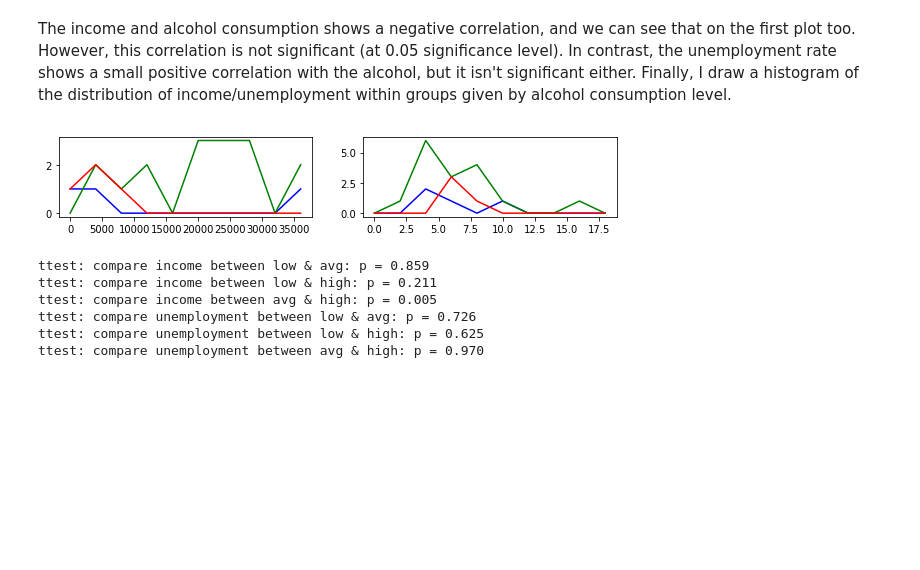
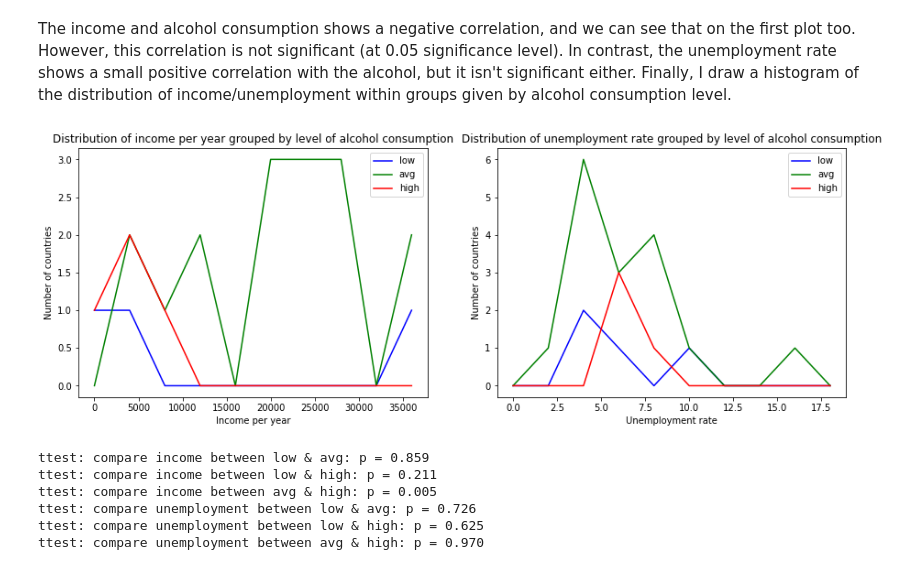
Before and after one commit to sborde/udacity-dand, a Jupyter notebook: P2_IntroToDataAnalysis/IntroToDataAnalysis_FinalProject.ipynb, the cells around one changed output. Saved outputs shown, nothing was run; the diff lists cells and outputs as text; code cells hidden in the pictures; blank space fills up the shorter version.

```diff
--- a/P2_IntroToDataAnalysis/IntroToDataAnalysis_FinalProject.ipynb
+++ b/P2_IntroToDataAnalysis/IntroToDataAnalysis_FinalProject.ipynb
@@ -68,7 +68,7 @@ My third (bonus) question was to inspect the state of Hungary, so I saved it for
 print('Number of countries in the original dataset: {}'.format(len(df)))
 
 df_hun = df.loc['Hungary'] #Save Hungary for later usage
-df = df[~(df.isnull().any(axis=1))] # Remove countries with missing value
+df = df.dropna() # Remove countries with missing value
 
 print('Number of countries after removing missing value: {}'.format(len(df)))
 # %% [output]
@@ -100,9 +102,12 @@ Possible utlier country based on alcohol consumption: Turkey
 I examined the three independent variable too the same way.
 # %%
 histogram_list = [[] for i in range(0, 3)]
+xlabel_list = ['Smoking adult %', 'Income per year $', 'Unemployment rate']
 plt.figure(figsize=(15,5))
 for i in range(1, 4) :
     plt.subplot(1, 3, i)
     histogram_list[i-1] = df.loc[:, FILE_NAMES[i]].hist(grid=False)
-    plt.title(FILE_NAMES[i])
+    plt.xlabel(xlabel_list[i-1])
+    plt.ylabel('Number of countries')
+    plt.title('Distribution of ' + FILE_NAMES[i])
 # %% [output]
@@ -195,8 +200,12 @@ df_per_class = {}
 for (group, members) in countries_by_class.items() :
     print('Countries with ' + group + ' alcohol consumption:\n{}'.format(', '.join(members)), end='\n\n')
     df_per_class[group] = df.loc[members]
-    df_per_class[group].loc[:, 'alcohol'].hist(grid=False, bins=10, range=(0,20), color=level_colors[group])
+    df_per_class[group].loc[:, 'alcohol'].hist(grid=False, bins=10, range=(0,20), color=level_colors[group], label=group)
 
+
+plt.xlabel('Alcohol consumption per year')
+plt.ylabel('Number of countries')
+plt.legend()
 plot_title = plt.title('Histogram of low/average/high groups')
 # %% [output]
 Countries with low alcohol consumption:
@@ -234,6 +246,11 @@ features = [
     ('alcohol', 'income'),
     ('alcohol', 'unemployment'),
     ('income', 'unemployment')]
+
+plot_titles = [
+    'Alcohol consumption vs. yearly income',
+    'Alcohol consumption vs. unemploymen rate',
+    'Yearly income vs. unemployment rate']
 
 for i in range(0, len(features)) :
     feature_pair = features[i]
@@ -242,7 +259,11 @@ for i in range(0, len(features)) :
         current_color = level_colors[group]
 
         plt.subplot(1, 3, i+1)
-        plt.plot(current_group.loc[:, feature_pair[0]], current_group.loc[:, feature_pair[1]], 'o', color=current_color)
+        plt.plot(current_group.loc[:, feature_pair[0]], current_group.loc[:, feature_pair[1]], 'o', color=current_color, label=group)
+        plt.legend()
+        plt.xlabel(feature_pair[0])
+        plt.ylabel(feature_pair[1])
+        plt.title(plot_titles[i])
 
 
 (r, p) = sts.spearmanr(df.loc[:, 'alcohol'], df.loc[:, 'income'])
@@ -256,17 +277,25 @@ Correlation of alcohol vs. unemployment: 0.218 (p=0.305)
 # %% [markdown]
 The income and alcohol consumption shows a negative correlation, and we can see that on the first plot too. However, this correlation is not significant (at 0.05 significance level). In contrast, the unemployment rate shows a small positive correlation with the alcohol, but it isn't significant either. Finally, I draw a histogram of the distribution of income/unemployment within groups given by alcohol consumption level.
 # %%
-plt.figure(figsize=(10,5))
+plt.figure(figsize=(15,5))
 for group in levels :
     current_group = df.loc[countries_by_class[group]]
-    plt.subplot(3, 2, 1);
+    plt.subplot(1, 2, 1);
     y, binedges = np.histogram(current_group.loc[:, 'income'], range=(0,40000), bins=10)
-    plt.plot(binedges[:-1], y, color=level_colors[group])
-    plt.subplot(3, 2, 2);
+    plt.plot(binedges[:-1], y, color=level_colors[group], label=group)
+    plt.xlabel('Income per year')
+    plt.ylabel('Number of countries')
+    plt.title('Distribution of income per year grouped by level of alcohol consumption')
+    plt.legend()
+    plt.subplot(1, 2, 2);
     y, binedges = np.histogram(current_group.loc[:, 'unemployment'], range=(0,20), bins=10)
-    plt.plot(binedges[:-1], y, color=level_colors[group])
+    plt.plot(binedges[:-1], y, color=level_colors[group], label=group)
+    plt.xlabel('Unemployment rate')
+    plt.ylabel('Number of countries')
+    plt.title('Distribution of unemployment rate grouped by level of alcohol consumption')
+    plt.legend()
 # %% [output]
-[figure, old version]
+[figure, new version]
 # %%
 features = ['income', 'unemployment']
 for f in range(0, 2) :
```
Also changed, not shown: parts of 10 cells of this notebook, 2 other files.
